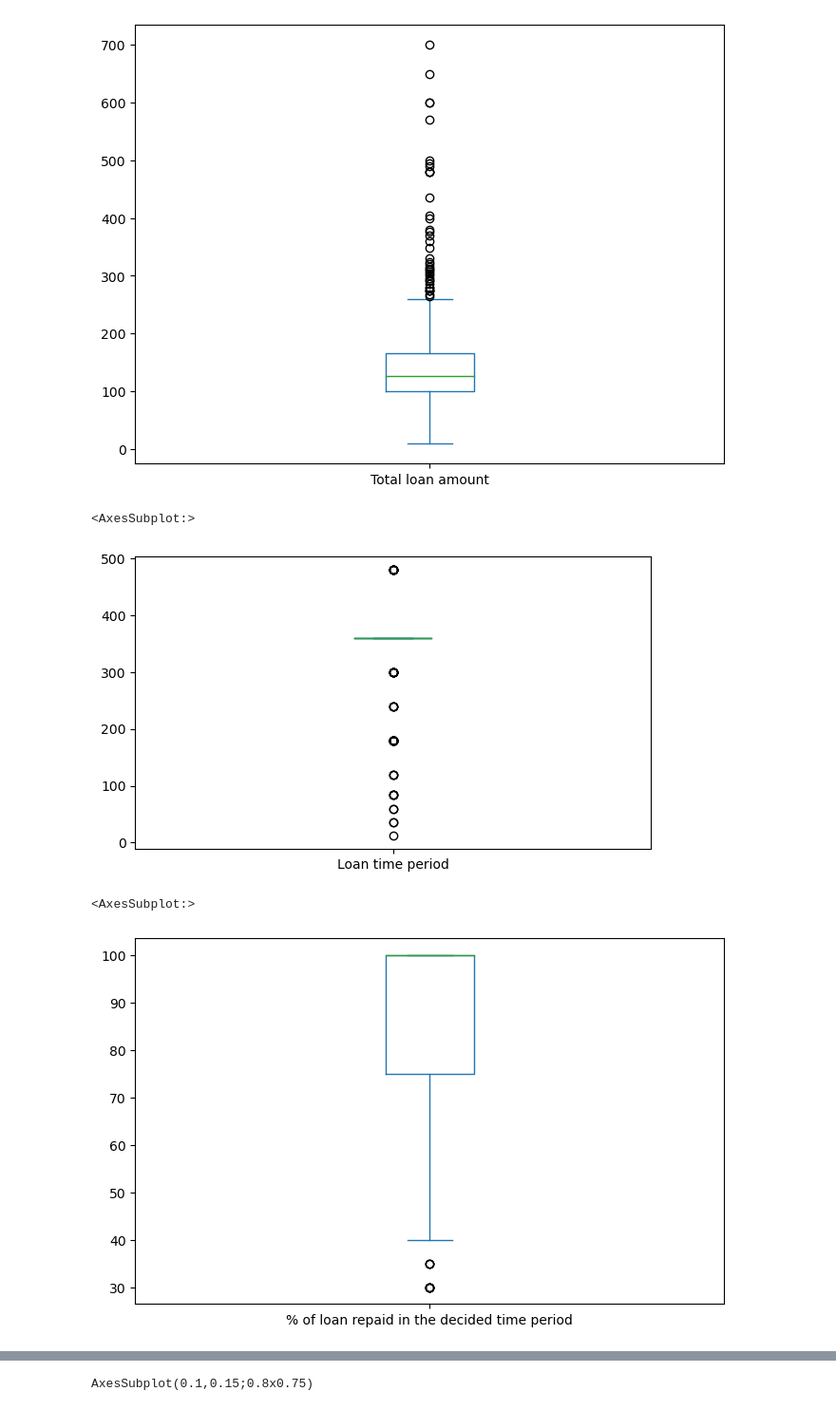
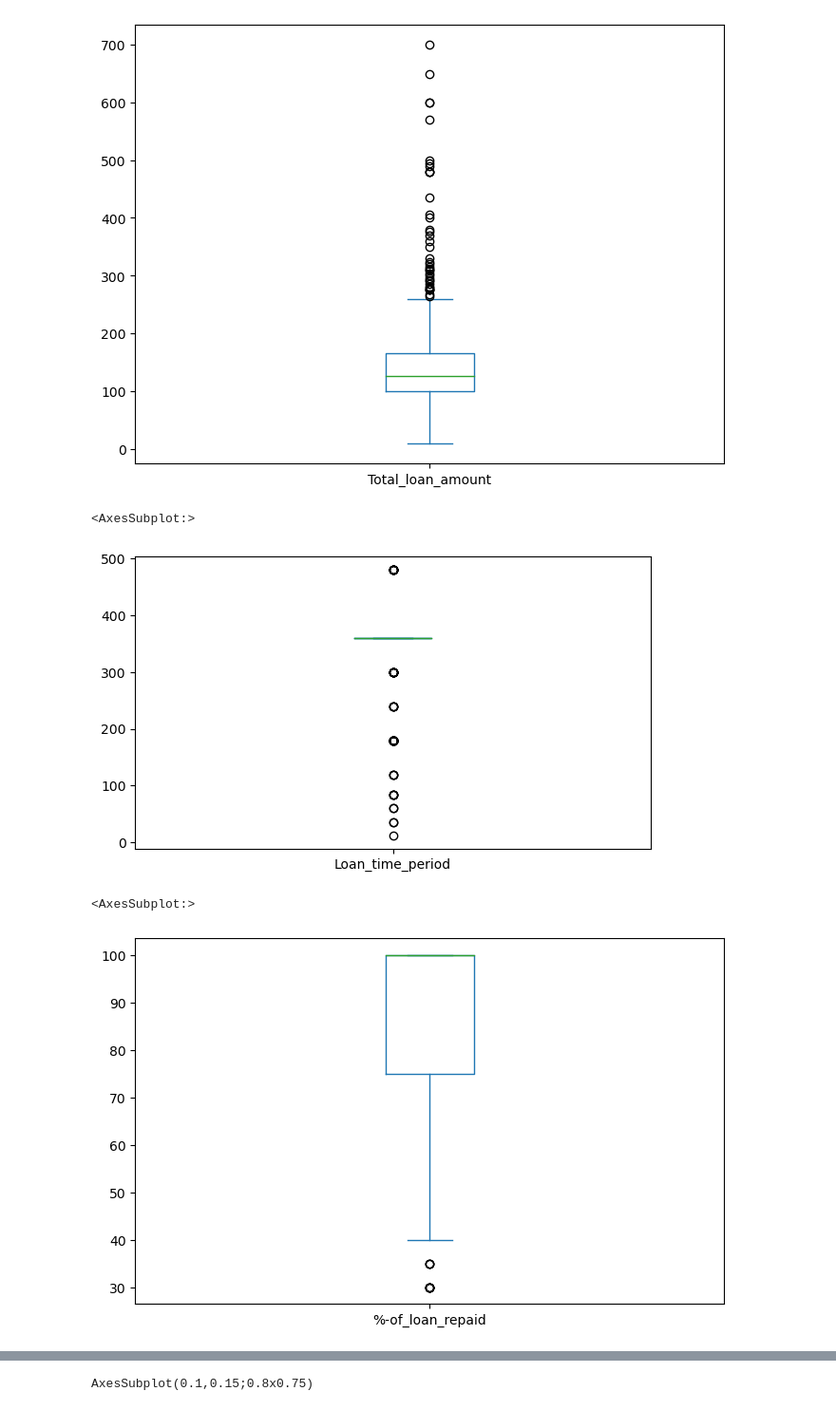
Before and after one commit to pranjal12-web/Education-Loan-Prediction-ML-Model, a Jupyter notebook: Education Loan ML.ipynb, the cells around one changed output, grey strips where cells are left out. Shown at 95% size. Cells and saved outputs as stored; diff of their text form; code cells hidden in the pictures.

```diff
--- a/Education Loan ML.ipynb
+++ b/Education Loan ML.ipynb
@@ -188,12 +186,12 @@ train["Total loan amount"].plot.box(figsize=(8,6))
 <AxesSubplot:>
 [figure]
 # %%
-train["Loan time period"].plot.box(figsize=(7,4))
+train["Loan_time_period"].plot.box(figsize=(7,4))
 # %% [output]
 <AxesSubplot:>
-[figure, old version]
+[figure, new version]
 # %%
-train["% of loan repaid in the decided time period"].plot.box(figsize=(8,5))
+train["%-of_loan_repaid"].plot.box(figsize=(8,5))
 # %% [output]
 <AxesSubplot:>
-[figure, old version]
+[figure, new version]
```
Also changed, not shown: parts of 77 cells of this notebook.
